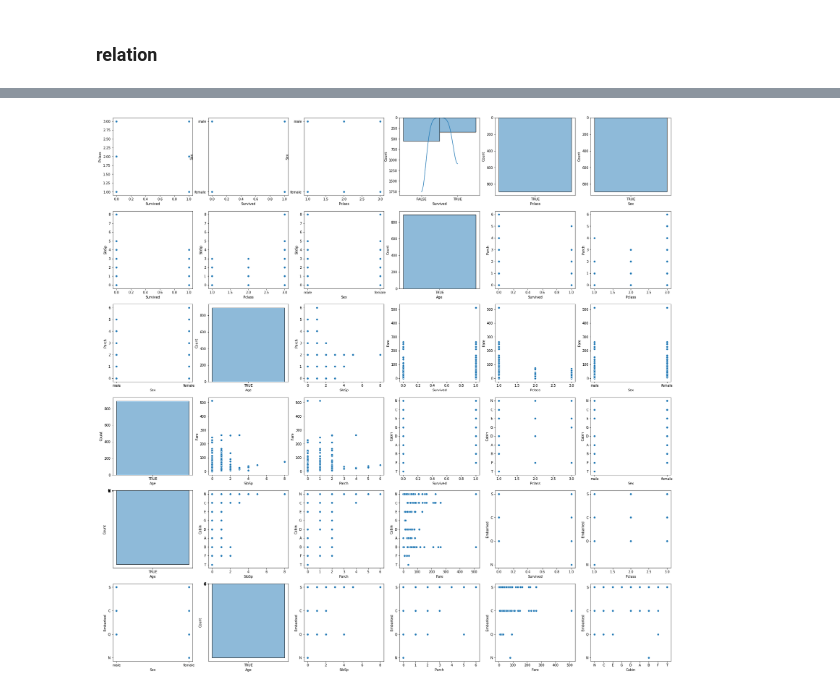
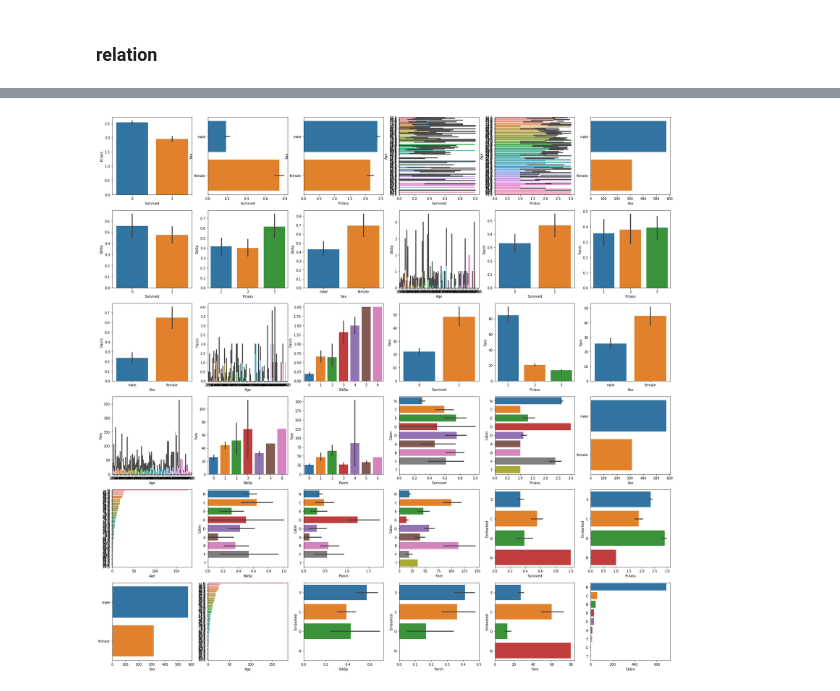
Before and after one commit to TheOrangeWildCat/BecaBunsan, a Jupyter notebook: python/data analysis/Profiling Titanic Dataset.ipynb, the cells around one changed output, grey strips where cells are left out. Drawn from its saved outputs; the diff is of its cells as text; code cells hidden in the pictures.

```diff
--- a/python/data analysis/Profiling Titanic Dataset.ipynb
+++ b/python/data analysis/Profiling Titanic Dataset.ipynb
@@ -566,0 +562,25 @@ titanic_g
+# %%
+
+
+
+_=plt.subplots(6,6,figsize=(30,30))
+a = 1
+for j,c in enumerate(titanic_g):
+
+    for i, column in enumerate(titanic_g.columns, 1):
+        if j < i:
+            continue
+        _=plt.subplot(6,6,a)
+        try:
+            _=sns.scatterplot(x=titanic_g[column], y = titanic_g[c])
+        except:
+            # _=sns.histplot(titanic[column],discrete=True)
+            # _=sns.histplot(titanic[column].apply(lambda x: "TRUE" if x else "FALSE"),kde=True)
+            temp = titanic_g[column].value_counts()
+            _=sns.barplot(x = temp,  y = temp.index)
+            # temp = titanic_g[column].value_counts()
+            # _=sns.scatterplot(x = str(temp),  y = temp.index)
+            # print(f"Column {column} not plotted")
+            # i-=1
+
+        a += 1
@@ -567,23 +589,22 @@ titanic_g
 # %%
-
-
-
 _=plt.subplots(6,6,figsize=(30,30))
 a = 1
 for j,c in enumerate(titanic_g):
 
     for i, column in enumerate(titanic_g.columns, 1):
         if j < i:
             continue
         _=plt.subplot(6,6,a)
         try:
-            _=sns.scatterplot(x=titanic_g[column], y = titanic_g[c])
+            _=sns.barplot(x=titanic_g[column], y = titanic_g[c])
         except:
             # _=sns.histplot(titanic[column],discrete=True)
-            _=sns.histplot(titanic[column].apply(lambda x: "TRUE" if x else "FALSE"),kde=True)
+            temp = titanic_g[column].value_counts()
+            _=sns.barplot(x = temp,  y = temp.index)
+            # _=sns.histplot(titanic[column].apply(lambda x: "TRUE" if x else "FALSE"),kde=True)
             # print(f"Column {column} not plotted")
             # i-=1
 
         a += 1
 # %% [output]
-[figure, old version]
+[figure, new version]
```
Also changed, not shown: parts of 17 cells of this notebook.
